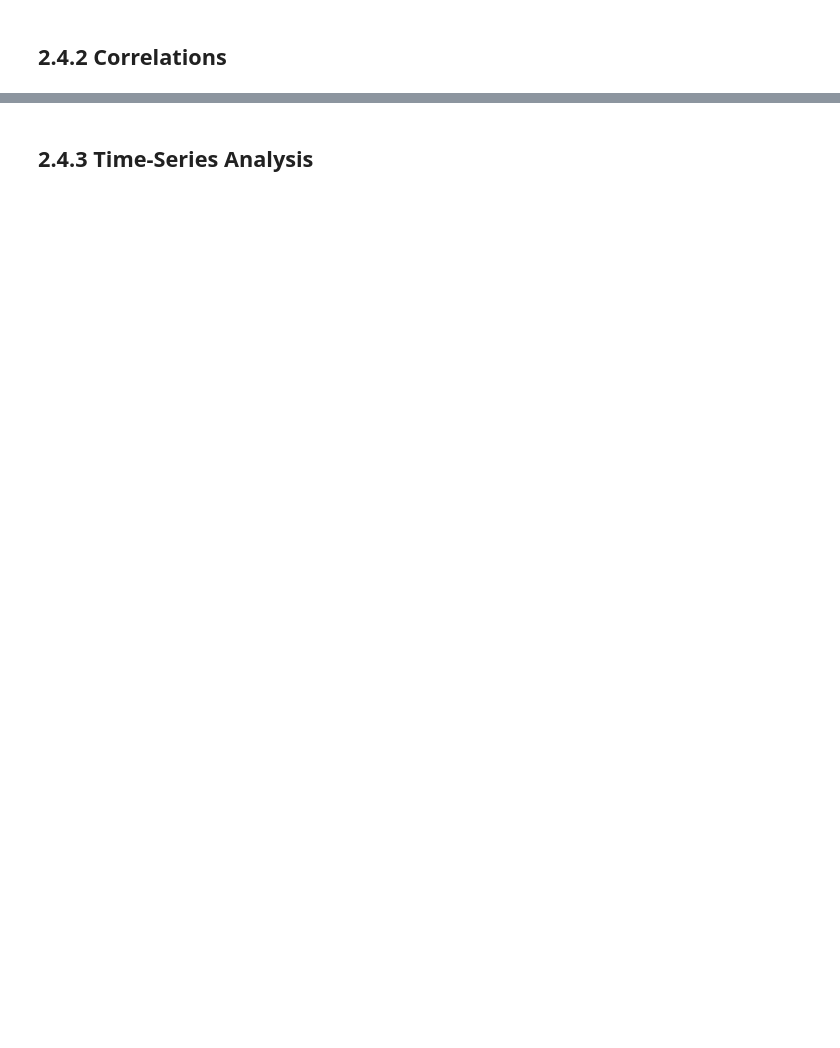
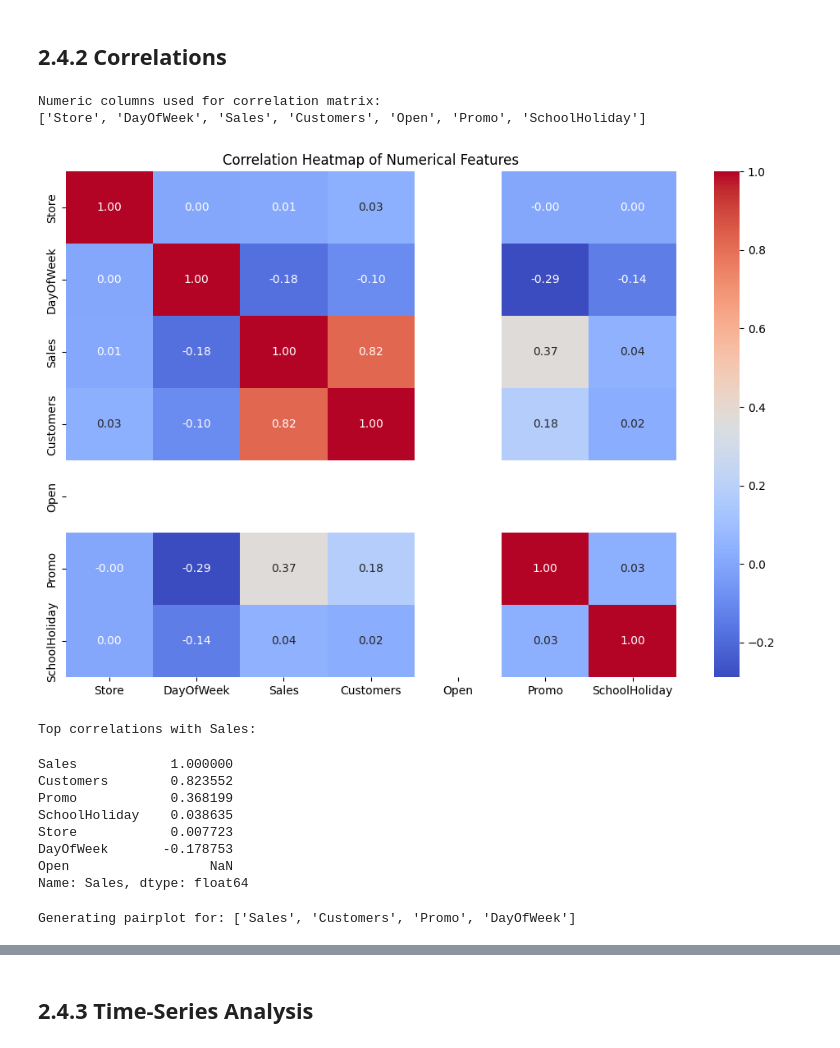
Before and after one commit to Mrschiss/IndusAnalProj, a Jupyter notebook: src/analytics_Project_Structure.ipynb, the cells around one changed output, grey strips where cells are left out. Saved outputs shown, nothing was run; the diff lists cells and outputs as text; code cells hidden in the pictures; blank space fills up the shorter version.

```diff
--- a/src/analytics_Project_Structure.ipynb
+++ b/src/analytics_Project_Structure.ipynb
@@ -344,2 +766,82 @@ Joining train and store data
 # %% [markdown]
 ## 2.4.2 Correlations
+# %%
+
+# 2.4.2 Correlations
+
+import matplotlib.pyplot as plt
+import seaborn as sns
+
+# Use merged dataset if available, otherwise df_train_clean
+try:
+    df_corr = df_train_store.copy()
+except NameError:
+    df_corr = df_train_clean.copy()
+
+# Select only numerical columns for correlation analysis
+numeric_cols = df_corr.select_dtypes(include=['int64','float64']).columns.tolist()
+
+print("Numeric columns used for correlation matrix:")
+print(numeric_cols)
+
+
+# CORRELATION MATRIX
+
+corr_matrix = df_corr[numeric_cols].corr()
+
+plt.figure(figsize=(12,8))
+sns.heatmap(corr_matrix, cmap='coolwarm', annot=True, fmt=".2f")
+plt.title("Correlation Heatmap of Numerical Features")
+plt.show()
+
+
+# STRONGEST CORRELATIONS WITH SALES
+
+if 'Sales' in df_corr.columns:
+    print("\nTop correlations with Sales:")
+    display(corr_matrix['Sales'].sort_values(ascending=False))
+
+
+# OPTIONAL PAIRPLOT (LIMITED TO KEY VARIABLES)
+
+pairplot_cols = [col for col in ['Sales', 'Customers', 'Promo', 'CompetitionDistance', 'DayOfWeek']
+                 if col in df_corr.columns]
+
+if len(pairplot_cols) >= 2:
+    print("\nGenerating pairplot for:", pairplot_cols)
+    sns.pairplot(df_corr[pairplot_cols], diag_kind='kde')
+    plt.show()
+else:
+    print("\nNot enough numerical columns available for pairplot.")
+
+
+# STORE-LEVEL CORRELATIONS (IF STORE META EXISTS)
+store_columns = ['Store', 'CompetitionDistance', 'Promo2', 'Promo2SinceWeek',
+                 'Promo2SinceYear', 'PromoInterval']
+
+store_cols_available = [col for col in store_columns if col in df_corr.columns]
+
+if len(store_cols_available) > 1:
+    print("\nStore-level correlation subset:")
+    display(df_corr[store_cols_available].corr())
+
+    plt.figure(figsize=(10,6))
+    sns.heatmap(df_corr[store_cols_available].corr(), annot=True, cmap='coolwarm')
+    plt.title("Store Metadata Correlations")
+    plt.show()
+else:
+    print("\nStore-level correlation analysis skipped (no store metadata available).")
+# %% [output]
+Numeric columns used for correlation matrix:
+['Store', 'DayOfWeek', 'Sales', 'Customers', 'Open', 'Promo', 'SchoolHoliday']
+[figure, added]
+Top correlations with Sales:
+Sales            1.000000
+Customers        0.823552
+Promo            0.368199
+SchoolHoliday    0.038635
+Store            0.007723
+DayOfWeek       -0.178753
+Open                  NaN
+Name: Sales, dtype: float64
+Generating pairplot for: ['Sales', 'Customers', 'Promo', 'DayOfWeek']
```
Also changed, not shown: parts of 9 cells of this notebook, 1 other file.
